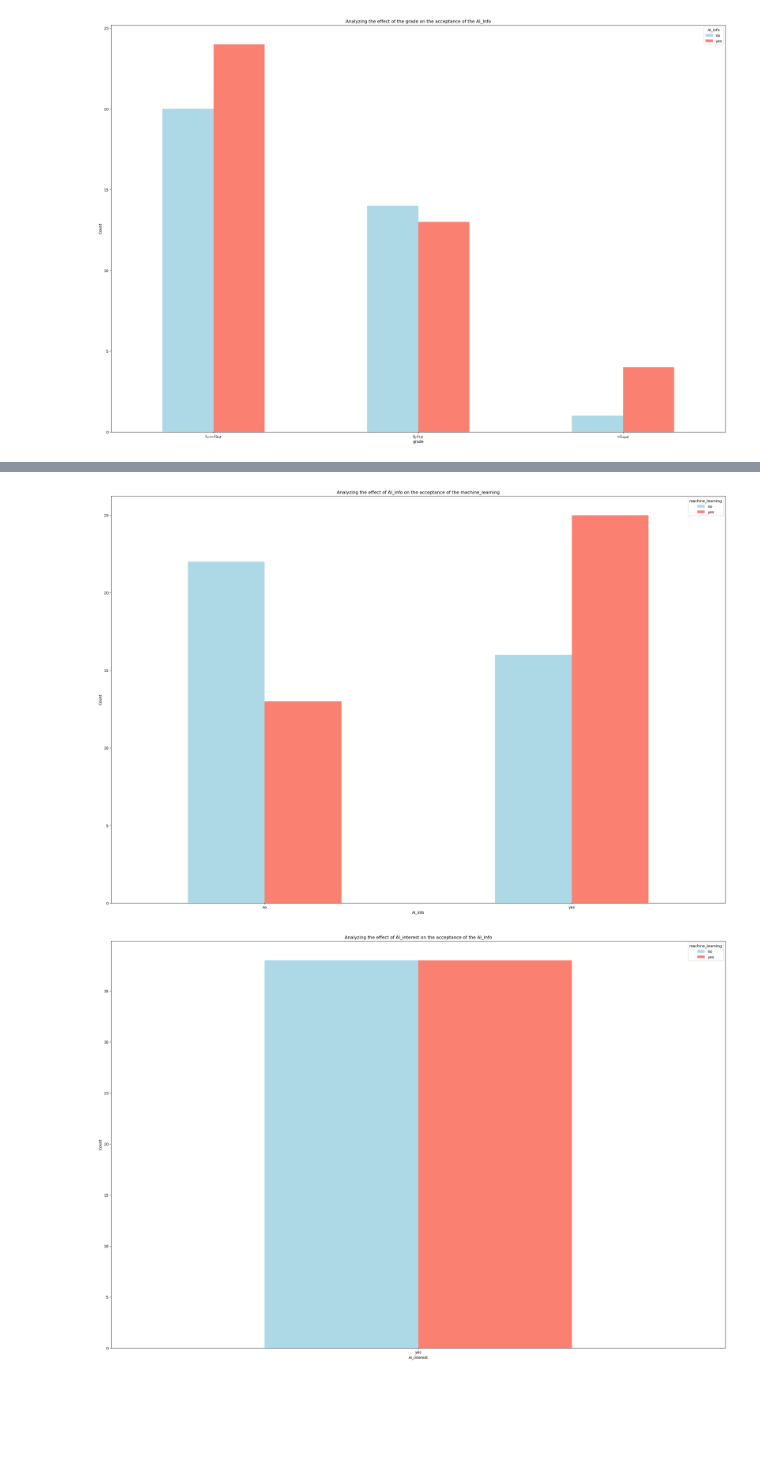
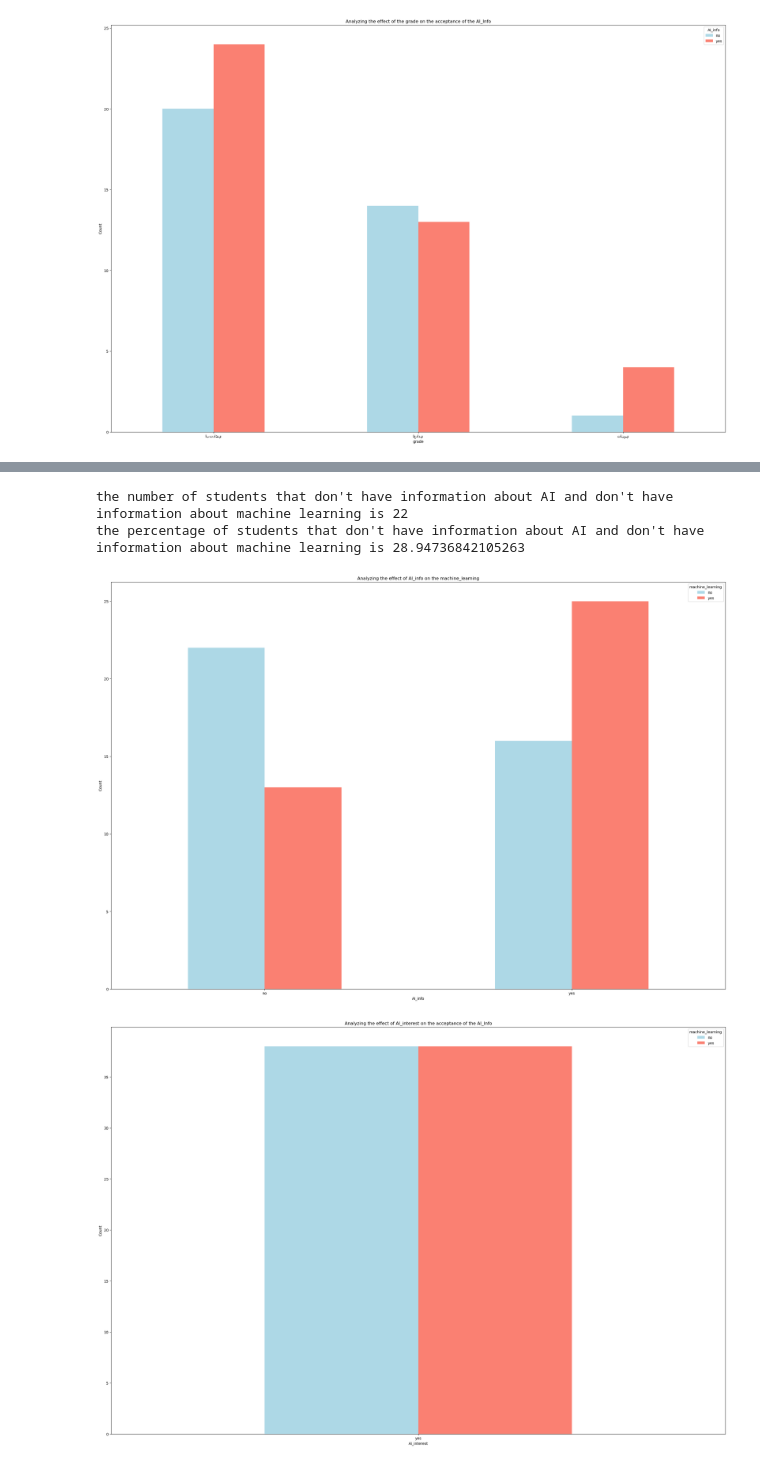
Before and after one commit to KidAI-2024/Data_Analysis, a Jupyter notebook: main.ipynb, the cells around one changed output, grey strips where cells are left out. Drawn from its saved outputs; the diff is of its cells as text; code cells hidden in the pictures; blank space fills up the shorter version.

```diff
--- a/main.ipynb
+++ b/main.ipynb
@@ -141,17 +182,31 @@ plt.show()
+# %%
+# calculate the number of students that don't have information about AI and don't have information about machine learning
+AI_info_no = df[df["AI_info"] == "no"]
+AI_info_ml_no = AI_info_no[AI_info_no["machine_learning"] == "no"]
+print(
+    f"the number of students that don't have information about AI and don't have information about machine learning is {AI_info_ml_no.shape[0]}"
+)
+# calculate the percentage of students that don't have information about AI and don't have information about machine learning
+print(
+    f"the percentage of students that don't have information about AI and don't have information about machine learning is {100*AI_info_ml_no.shape[0]/df.shape[0]}"
+)
+# %% [output]
+the number of students that don't have information about AI and don't have information about machine learning is 22
+the percentage of students that don't have information about AI and don't have information about machine learning is 28.94736842105263
 # %%
 # the effect of the loan Sector on the acceptance of the loan
 pd.crosstab(df["AI_info"], df["machine_learning"]).plot(
     kind="bar", figsize=(30, 20), color=["lightblue", "salmon"]
 )
-plt.title(f"Analyzing the effect of AI_info on the acceptance of the machine_learning")
+plt.title(f"Analyzing the effect of AI_info on the machine_learning")
 plt.xlabel("AI_info")
 plt.ylabel(f"Count")
 plt.xticks(rotation=0)
 # save the plot
 plt.savefig(f"./images/AI_info_AI_interest.png", dpi=300, bbox_inches="tight")
 plt.show()
 # %% [output]
-[figure, old version]
+[figure, new version]
 # %%
 # the effect of the loan Sector on the acceptance of the loan
 pd.crosstab(df["AI_interest"], df["machine_learning"]).plot(
```
Also changed, not shown: parts of 4 cells of this notebook, 2 other files.
